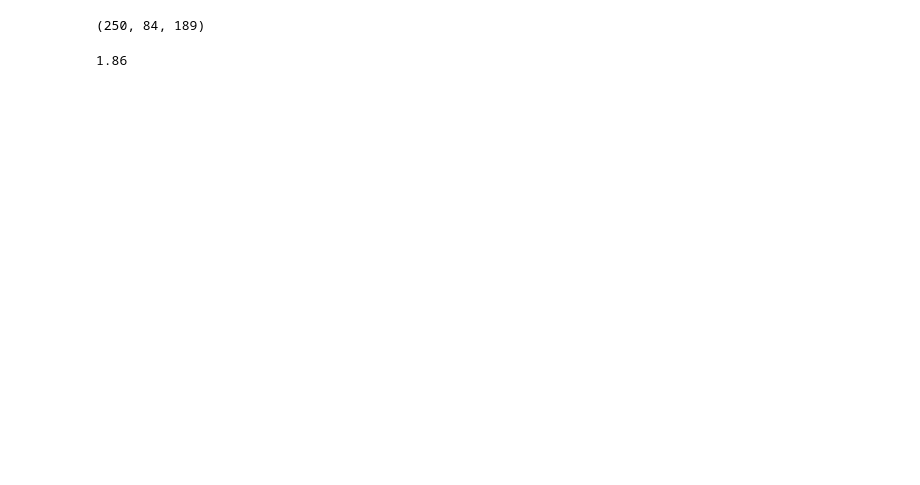
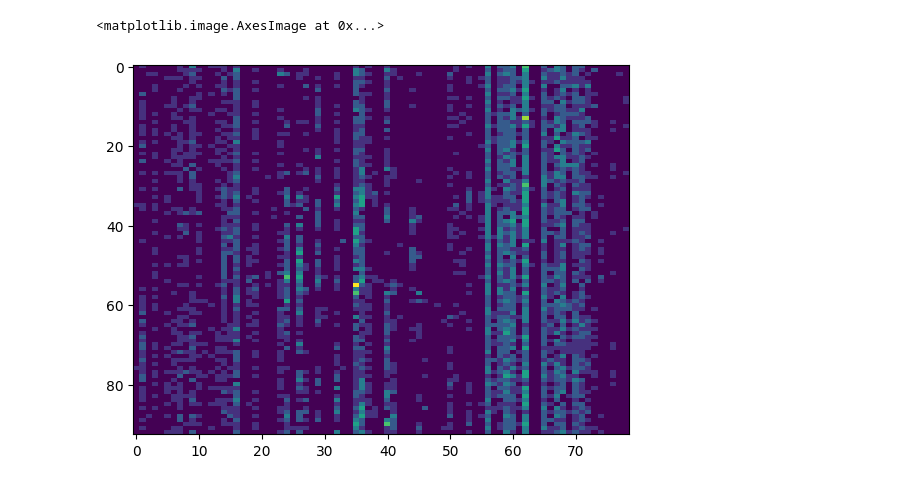
Before and after one commit to huang-yh20/neuralflow, a Jupyter notebook: preprocess/py0_try_process.ipynb, the cells around one changed output. Cells and saved outputs as stored; diff of their text form; code cells hidden in the pictures; blank space fills up the shorter version.

```diff
--- a/preprocess/py0_try_process.ipynb
+++ b/preprocess/py0_try_process.ipynb
@@ -31,8 +0,0 @@ np.float64(93.0)
-# %%
-spike_counts_reshape.shape
-# %% [output]
-(250, 84, 189)
-# %%
-(150- 57) * 0.02
-# %% [output]
-1.86
@@ -38,0 +11,30 @@ spike_counts_reshape.shape
+# %%
+brain_region = "left_Medulla"
+date = 57
+path = f"../data/raw_data/neural_data_{brain_region}/neural_data_{date}_{brain_region}.mat"
+data = scipy.io.loadmat(path)
+spike_counts_ori = data['region_data']
+trial_counts_ori = int(data['trial_count'].squeeze())
+num_neurons_ori = spike_counts_ori.shape[1]
+# %%
+# 现在换一种方法，手动清理神经元，可以防止上面的两种情况
+
+# 最后约化的参数
+num_trials= 40
+num_neurons = 16
+
+# 原始数据截取正确的时间段
+spike_counts_reshape_ori = spike_counts_ori.reshape((-1, trial_counts_ori, num_neurons_ori), order='F')
+spike_counts_reshape = spike_counts_reshape_ori[57:150,:,:]
+spike_counts = spike_counts_reshape.reshape((-1, num_neurons_ori), order='F')
+time_epoch = [(0, 1.86)] * int(trial_counts_ori)  # 原始数据的time_epoch
+
+# 这边其实就需要clean_1, 要不然遇到极端情况会报错
+# spike_counts, trial_counts_ori, time_epoch = clean_spike_data_1(spike_counts, trial_count=trial_counts_ori, timeepoch=time_epoch)
+spiketimes, timeepoch = preprocess_spike_data_1(spike_counts, trial_counts_ori, time_epoch)
+# %%
+trial = 0
+plt.imshow(spike_counts_reshape[:,trial,:], aspect='auto')
+# %% [output]
+<matplotlib.image.AxesImage at 0x...>
+[figure, added]
```
Also changed, not shown: parts of 6 cells of this notebook, 20 other files.
